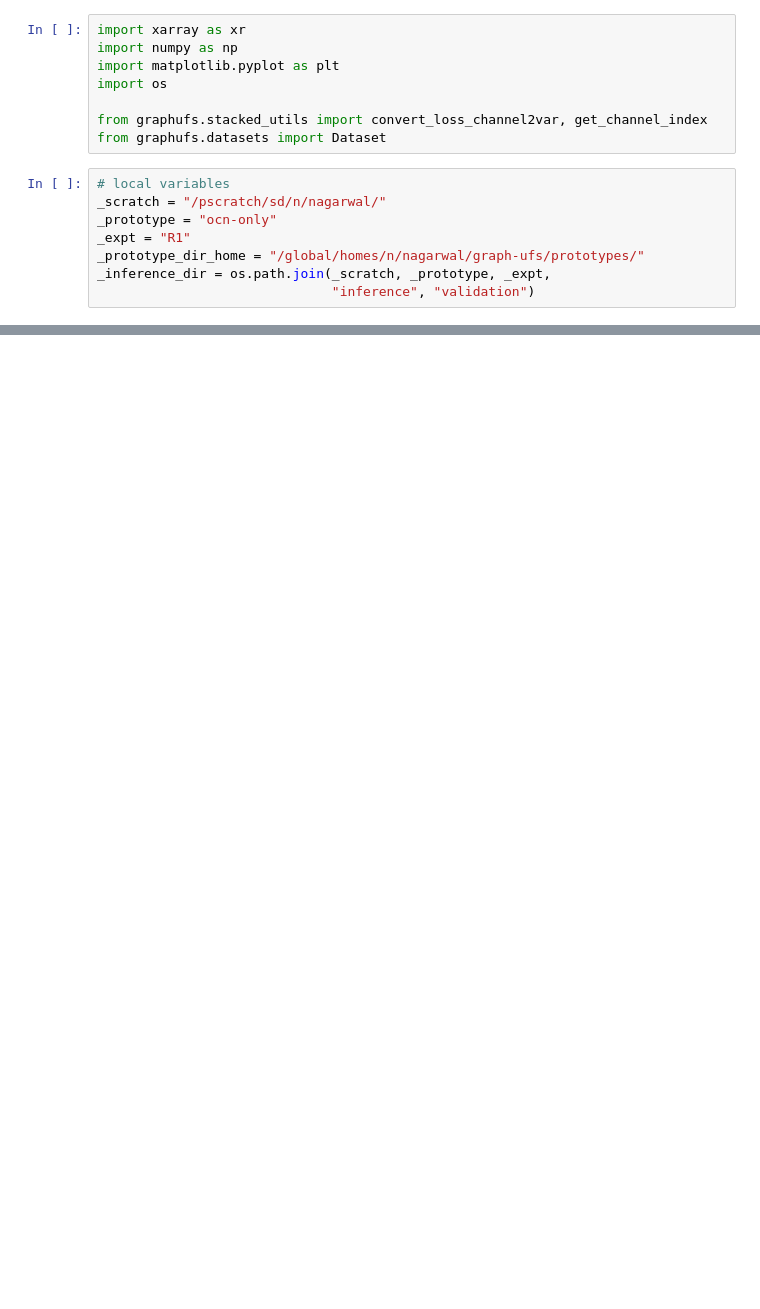
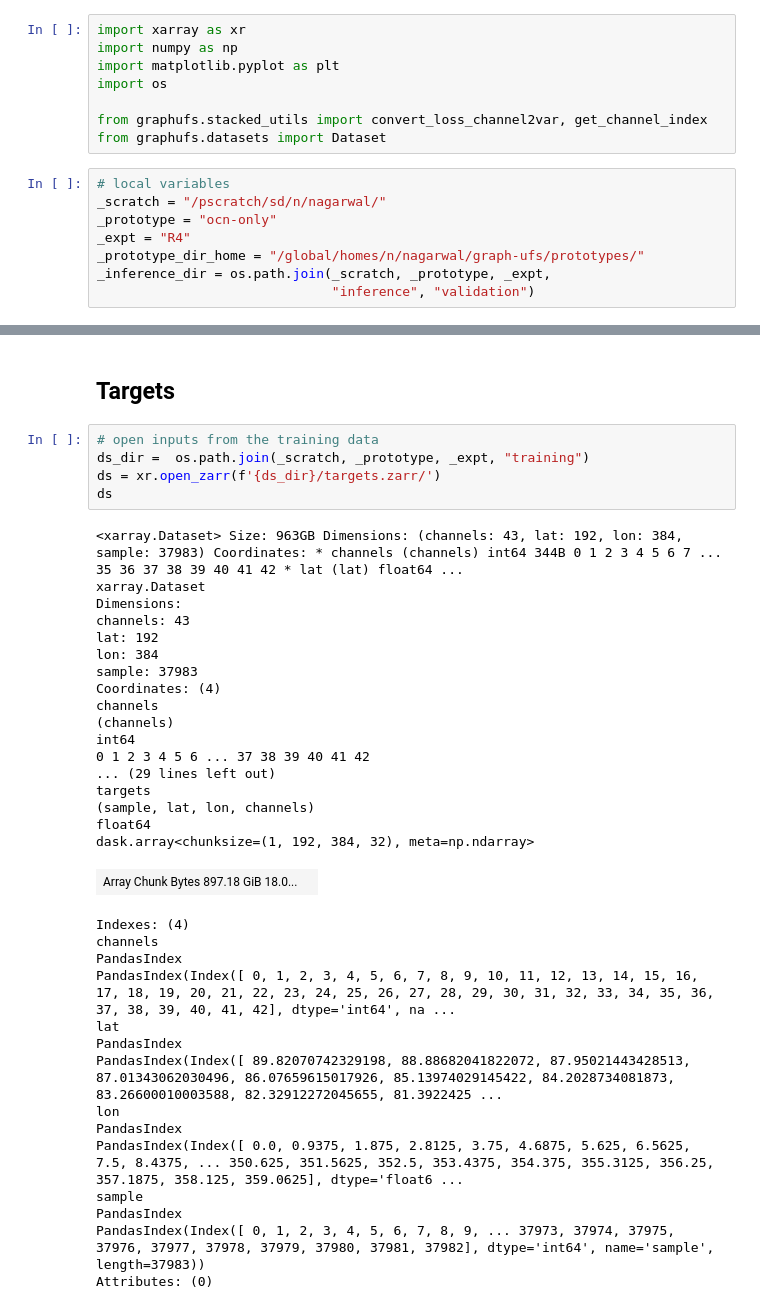
Before and after one commit to NOAA-PSL/graph-ufs, a Jupyter notebook: prototypes/notebooks/visualize_training_data.ipynb, the cells around one changed output, grey strips where cells are left out. Drawn from its saved outputs; the diff is of its cells as text; blank space fills up the shorter version.

```diff
--- a/prototypes/notebooks/visualize_training_data.ipynb
+++ b/prototypes/notebooks/visualize_training_data.ipynb
@@ -10,7 +10,7 @@ from graphufs.datasets import Dataset
 # local variables
 _scratch = "/pscratch/sd/n/nagarwal/"
 _prototype = "ocn-only"
-_expt = "R1"
+_expt = "R4"
 _prototype_dir_home = "/global/homes/n/nagarwal/graph-ufs/prototypes/"
 _inference_dir = os.path.join(_scratch, _prototype, _expt,
                               "inference", "validation")
@@ -205,0 +162,40 @@ The Global Ensemble Forecast System version 13 (GEFSv13) UFS-Replay data is dist
+# %% [markdown]
+## Targets
+# %%
+# open inputs from the training data
+ds_dir =  os.path.join(_scratch, _prototype, _expt, "training")
+ds = xr.open_zarr(f'{ds_dir}/targets.zarr/')
+ds
+# %% [output]
+<xarray.Dataset> Size: 963GB Dimensions: (channels: 43, lat: 192, lon: 384, sample: 37983) Coordinates: * channels (channels) int64 344B 0 1 2 3 4 5 6 7 ... 35 36 37 38 39 40 41 42 * lat (lat) float64 ...
+xarray.Dataset
+Dimensions:
+channels: 43
+lat: 192
+lon: 384
+sample: 37983
+Coordinates: (4)
+channels
+(channels)
+int64
+0 1 2 3 4 5 6 ... 37 38 39 40 41 42
+... (29 lines left out)
+targets
+(sample, lat, lon, channels)
+float64
+dask.array<chunksize=(1, 192, 384, 32), meta=np.ndarray>
+| Array Chunk Bytes 897.18 GiB 18.0... |  |
+Indexes: (4)
+channels
+PandasIndex
+PandasIndex(Index([ 0, 1, 2, 3, 4, 5, 6, 7, 8, 9, 10, 11, 12, 13, 14, 15, 16, 17, 18, 19, 20, 21, 22, 23, 24, 25, 26, 27, 28, 29, 30, 31, 32, 33, 34, 35, 36, 37, 38, 39, 40, 41, 42], dtype='int64', na ...
+lat
+PandasIndex
+PandasIndex(Index([ 89.82070742329198, 88.88682041822072, 87.95021443428513, 87.01343062030496, 86.07659615017926, 85.13974029145422, 84.2028734081873, 83.26600010003588, 82.32912272045655, 81.3922425 ...
+lon
+PandasIndex
+PandasIndex(Index([ 0.0, 0.9375, 1.875, 2.8125, 3.75, 4.6875, 5.625, 6.5625, 7.5, 8.4375, ... 350.625, 351.5625, 352.5, 353.4375, 354.375, 355.3125, 356.25, 357.1875, 358.125, 359.0625], dtype='float6 ...
+sample
+PandasIndex
+PandasIndex(Index([ 0, 1, 2, 3, 4, 5, 6, 7, 8, 9, ... 37973, 37974, 37975, 37976, 37977, 37978, 37979, 37980, 37981, 37982], dtype='int64', name='sample', length=37983))
+Attributes: (0)
```
Also changed, not shown: parts of 24 cells of this notebook, 6 other files.
